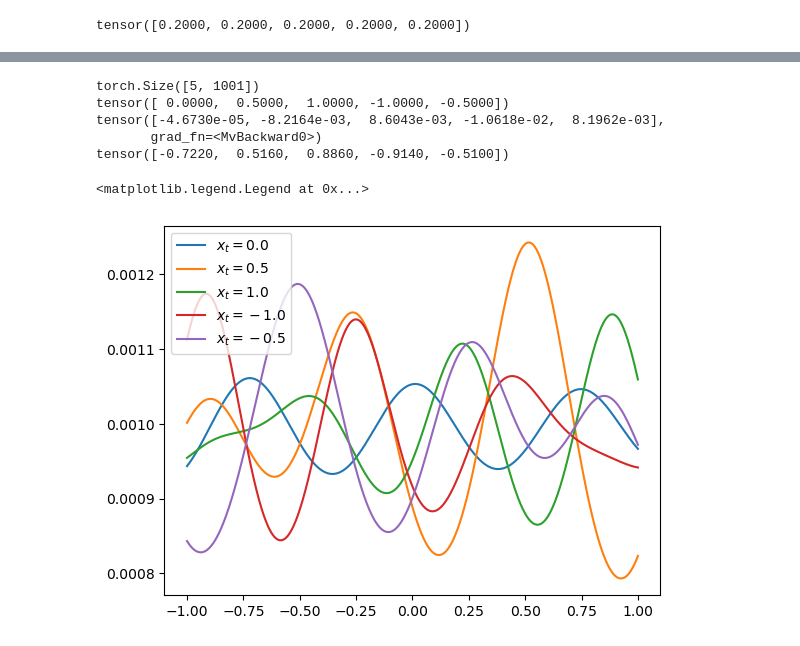
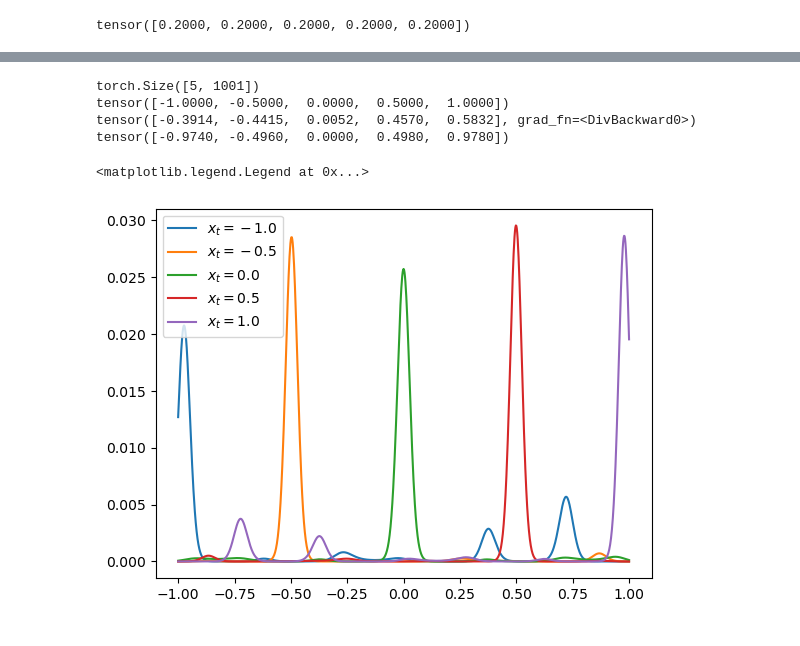
Before and after one commit to mykola-semenov/grid-cells, a Jupyter notebook: notebooks/1D Oscillatory Interference Optimization.ipynb, the cells around one changed output, grey strips where cells are left out. Saved outputs shown, nothing was run; the diff lists cells and outputs as text; code cells hidden in the pictures.

```diff
--- a/notebooks/1D Oscillatory Interference Optimization.ipynb
+++ b/notebooks/1D Oscillatory Interference Optimization.ipynb
@@ -75,7 +82,7 @@ plt.legend()
 grid_cell_array = GridCellArray1D(5, dtype=torch.float32, device=device)
 # %%
 for i, neuron in enumerate(grid_cell_array.neurons):
-    plt.plot(positions, neuron(positions).detach().numpy(), label=f"$N_{i}(x)$")
+    plt.plot(positions, neuron(positions).detach().numpy(), label=f"$a_{i}(x)$")
 
 plt.legend()
 # %% [output]
@@ -302,0 +388,26 @@ Epoch 1000 - Loss: 0.134033
+# %%
+grid_cell_array, decoder = train(
+    n_neurons=10,
+    weighted_decoder=True,
+    weight_normalization=None,
+    probability_normalization="softmax",
+    # Training Domain
+    x_min=-1,
+    x_max=1,
+    n_positions=1000,
+    # Validation Domain
+    x_val_min=1,
+    x_val_max=3,
+    n_val_positions=100,
+    # Training Parameters
+    n_epochs=1000,
+    batch_size=100,
+    optimizer="adam",
+    learning_rate=0.001,
+    losses=["variance", "negative_log_probability", "decoder_weight_regularization"],
+
+    random_seed=33,
+    verbose=True,
+    dtype=torch.float32,
+    device="cpu",
+)
@@ -307,27 +438,26 @@ tensor([0.1541, 0.1362, 0.2425, 0.1827, 0.2846], grad_fn=<SoftmaxBackward0>)
 # %%
 N = 1001
 x_min, x_max = -1, 1
 
 positions = torch.linspace(x_min, x_max, N, dtype=torch.float32, device=device)
 
-true_positions = torch.tensor([0, 0.5, 1, -1, -0.5], dtype=torch.float32, device=device)
+true_positions = torch.tensor([-1, -0.5, 0, 0.5, 1], dtype=torch.float32, device=device)
 
 true_activations = grid_cell_array(true_positions)
 position_probabilities, position_expectations, most_probable_positions = decoder(true_activations, positions)
 print(position_probabilities.shape)
 print(true_positions)
 print(position_expectations)
 print(most_probable_positions)
 
 for i, true_position in enumerate(true_positions):
     plt.plot(positions, position_probabilities[i].detach().numpy(), label=f"$x_t={true_position}$")
 
 plt.legend()
 # %% [output]
 torch.Size([5, 1001])
-tensor([ 0.0000,  0.5000,  1.0000, -1.0000, -0.5000])
-tensor([-4.6730e-05, -8.2164e-03,  8.6043e-03, -1.0618e-02,  8.1962e-03],
-       grad_fn=<MvBackward0>)
-tensor([-0.7220,  0.5160,  0.8860, -0.9140, -0.5100])
+tensor([-1.0000, -0.5000,  0.0000,  0.5000,  1.0000])
+tensor([-0.3914, -0.4415,  0.0052,  0.4570,  0.5832], grad_fn=<DivBackward0>)
+tensor([-0.9740, -0.4960,  0.0000,  0.4980,  0.9780])
 <matplotlib.legend.Legend at 0x...>
-[figure, old version]
+[figure, new version]
```
Also changed, not shown: parts of 28 cells of this notebook, 4 other files.
